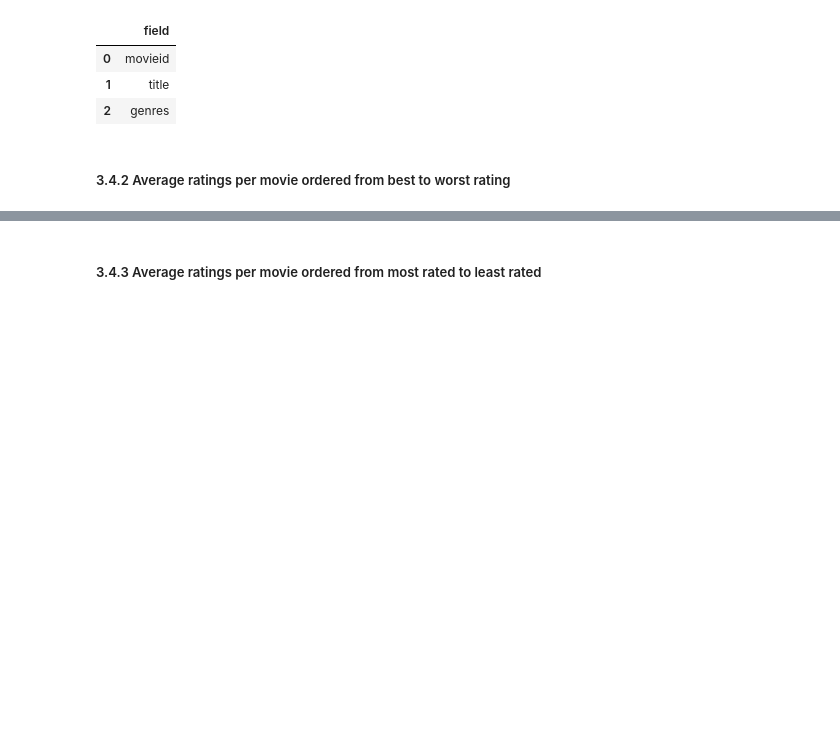
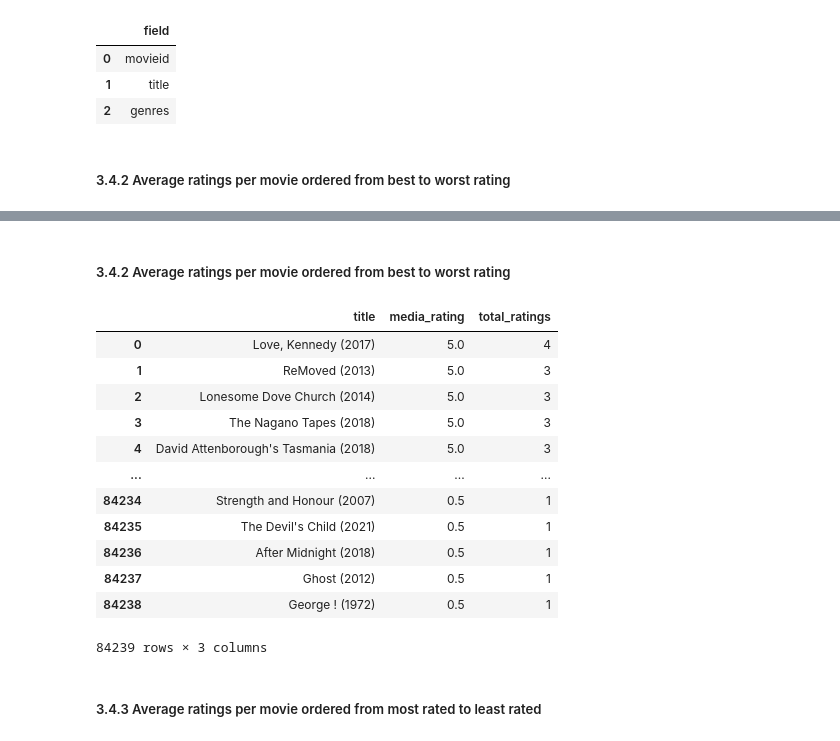
Before and after one commit to sergiopatinha/BigDataFoundations, a Jupyter notebook: notebooks/1.2 - 32M - Exploring 'ratings' table.ipynb, the cells around one changed output, grey strips where cells are left out. Saved outputs shown, nothing was run; the diff lists cells and outputs as text; code cells hidden in the pictures; blank space fills up the shorter version.

```diff
--- a/notebooks/1.2 - 32M - Exploring 'ratings' table.ipynb
+++ b/notebooks/1.2 - 32M - Exploring 'ratings' table.ipynb
@@ -276,4 +276,34 @@ ORDER BY avg_rating DESC, total_ratings DESC
 84432 rows × 4 columns
+# %% [markdown]
+##### 3.4.2 Average ratings per movie ordered from best to worst rating
+# %%
+df_avg_ratings = run_sql("""
+SELECT
+    m.title,
+    ROUND(AVG(r.rating), 2) AS media_rating,
+    COUNT(*) AS total_ratings
+FROM ratings_parquet AS r
+JOIN movies_parquet AS m
+    ON r.movieid = m.movieid
+GROUP BY m.title
+ORDER BY media_rating DESC, total_ratings DESC
+""")
+
+df_avg_ratings
+# %% [output]
+|  | title | media_rating | total_ratings |
+| 0 | Love, Kennedy (2017) | 5.0 | 4 |
+| 1 | ReMoved (2013) | 5.0 | 3 |
+| 2 | Lonesome Dove Church (2014) | 5.0 | 3 |
+| 3 | The Nagano Tapes (2018) | 5.0 | 3 |
+| 4 | David Attenborough's Tasmania (2018) | 5.0 | 3 |
+| ... | ... | ... | ... |
+| 84234 | Strength and Honour (2007) | 0.5 | 1 |
+| 84235 | The Devil's Child (2021) | 0.5 | 1 |
+| 84236 | After Midnight (2018) | 0.5 | 1 |
+| 84237 | Ghost (2012) | 0.5 | 1 |
+| 84238 | George ! (1972) | 0.5 | 1 |
+84239 rows × 3 columns
 # %% [markdown]
 ##### 3.4.3 Average ratings per movie ordered from most rated to least rated
 # %%
```
Also changed, not shown: parts of 4 cells of this notebook, 2 other files.
